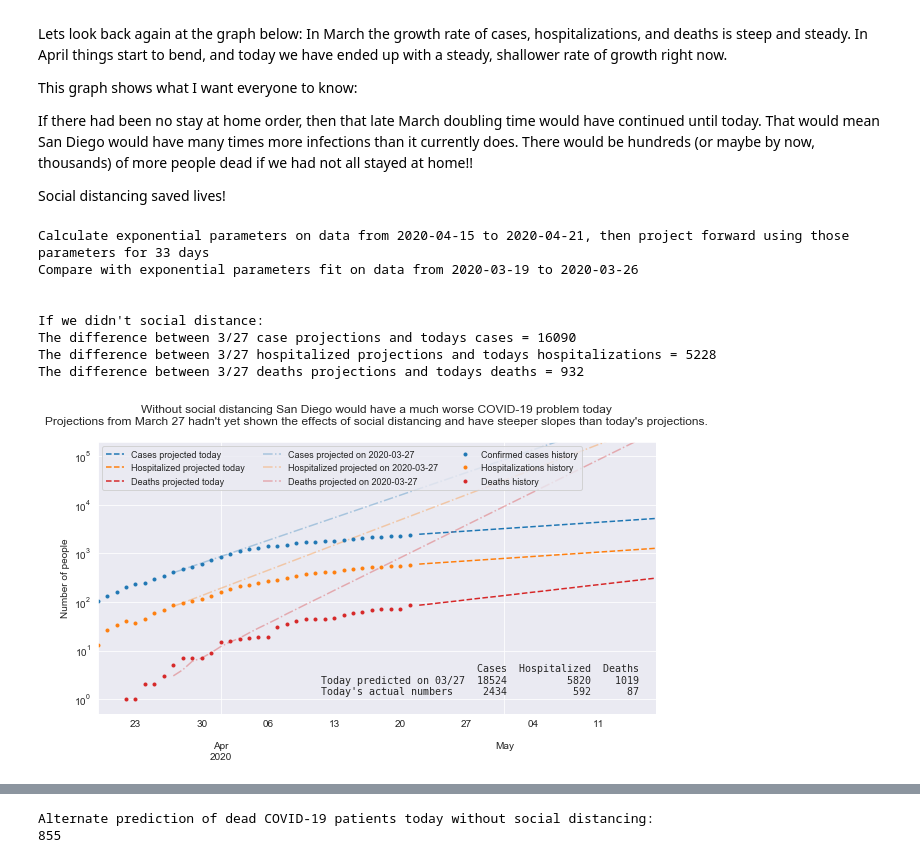
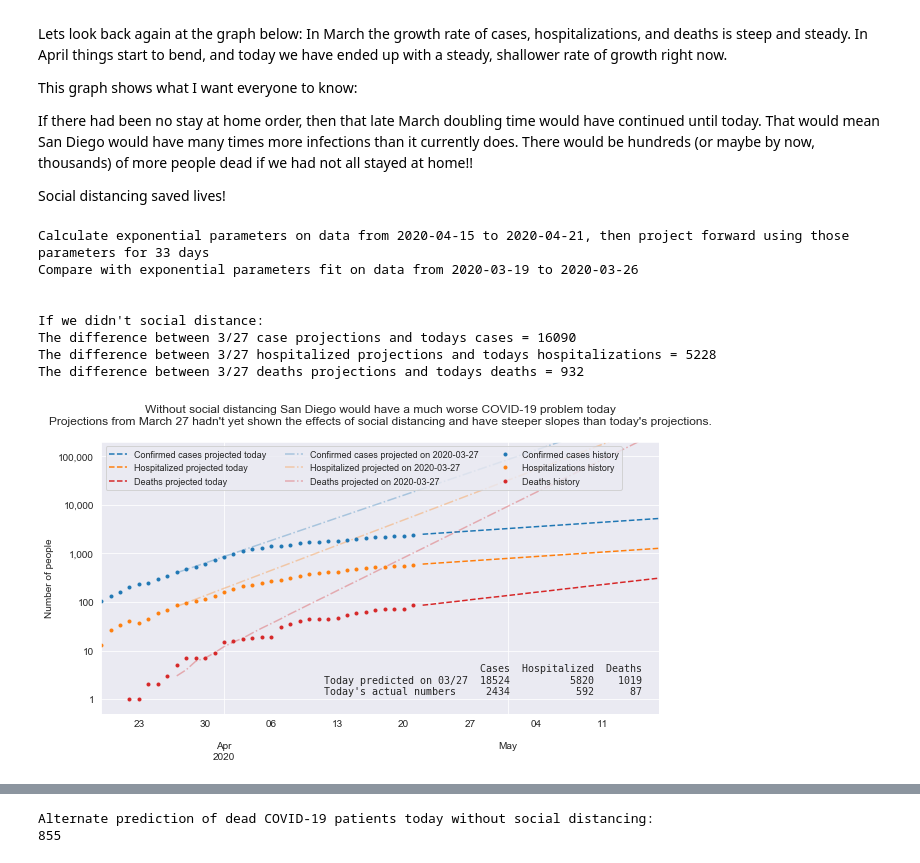
Before and after one commit to jasongfleischer/defunct-website-argo-navis, a Jupyter notebook: _notebooks/2020-04-20-SanDiego-COVID-19.ipynb, the cells around one changed output, grey strips where cells are left out. Saved outputs shown, nothing was run; the diff lists cells and outputs as text; code cells hidden in the pictures.

Commit message:
changed teh social distancing figure for op-ed I wrote

```diff
--- a/_notebooks/2020-04-20-SanDiego-COVID-19.ipynb
+++ b/_notebooks/2020-04-20-SanDiego-COVID-19.ipynb
@@ -471,7 +507,7 @@ projdeath = pd.DataFrame(exfunc(range(0,daystoproj),death_p_est[0],death_p_est[1
                         index=pd.date_range(start=fromdate,periods=daystoproj)
                         ).astype(int)
 
-projcases.columns = ['Cases projected today']
+projcases.columns = ['Confirmed cases projected today']
 projhosp.columns = ['Hospitalized projected today']
 projdeath.columns = ['Deaths projected today']
 
@@ -491,7 +527,7 @@ orig_projdeath = pd.DataFrame(exfunc(range(0,daysfwd),orig_death_p_est[0],orig_d
                         index=pd.date_range(start='2020-03-19',periods=daysfwd)
                         ).astype(int)
 
-orig_projcases.columns = ['Cases projected on 2020-03-27']
+orig_projcases.columns = ['Confirmed cases projected on 2020-03-27']
 orig_projhosp.columns = ['Hospitalized projected on 2020-03-27']
 orig_projdeath.columns = ['Deaths projected on 2020-03-27']
 
@@ -516,7 +552,7 @@ projected.plot(
     #'Each projection is based on 1 week of data preceeding the date the projection is made'
           ).format(
         actual.loc[today,'Confirmed cases history'],
-        orig_projected.loc[today,'Cases projected on 2020-03-27'])
+        orig_projected.loc[today,'Confirmed cases projected on 2020-03-27'])
     ,color=lcolors,ax=ax,logy=True,linestyle='--');
 orig_projected.plot(ax=ax,logy=True,color=lcolors,linestyle='-.',alpha=0.33)
 actual.plot(ax=ax,logy=True,color=lcolors,marker='.',linestyle='');
@@ -526,37 +562,37 @@ lims[1] = 2.0*10**5
 plt.ylim(lims)
 
 print("\n\nIf we didn't social distance:\nThe difference between 3/27 case projections and todays cases = {}".format(
-        orig_projected.loc[today,'Cases projected on 2020-03-27'] - actual.loc[today,'Confirmed cases history']
+        orig_projected.loc[today,'Confirmed cases projected on 2020-03-27'] - actual.loc[today,'Confirmed cases history']
 ))
 print("The difference between 3/27 hospitalized projections and todays hospitalizations = {}".format(
         orig_projected.loc[today,'Hospitalized projected on 2020-03-27'] - actual.loc[today,'Hospitalizations history']
 ))
 print("The difference between 3/27 deaths projections and todays deaths = {:1d}".format(
         orig_projected.loc[today,'Deaths projected on 2020-03-27'] - actual.loc[today,'Deaths history']
 ))
 
 
 vals = orig_projected.loc[today].rename('Today predicted on 03/27').to_frame()
 vals.index = ['Cases', 'Hospitalized', 'Deaths']
 dos = actual.loc[today].rename('Today\'s actual numbers')
 dos.index = ['Cases', 'Hospitalized', 'Deaths']
 vals = vals.join(dos)
 xmn = ax.get_xbound()[0]
 ax.annotate( vals.T.to_string(), xy=(0.4,0.07), xycoords='axes fraction', fontsize=10, family='monospace')
 
 plt.ylabel('Number of people');
-
+plt.yticks([1,10,100,1000,10000,100000],[1,10,100,'1,000','10,000','100,000'])
 
 plt.legend(loc='upper left', ncol =3, fontsize=9)#, bbox_to_anchor=(0., .5, 1., 0.5))
 plt.savefig('Plots/socialdistancing.png',dpi=300);
 # %% [output]
 Calculate exponential parameters on data from 2020-04-15 to 2020-04-21, then project forward using those parameters for 33 days
 Compare with exponential parameters fit on data from 2020-03-19 to 2020-03-26
 
 
 If we didn't social distance:
 The difference between 3/27 case projections and todays cases = 16090
 The difference between 3/27 hospitalized projections and todays hospitalizations = 5228
 The difference between 3/27 deaths projections and todays deaths = 932
-[figure, old version]
+[figure, new version]
 # %% [markdown]
```
Also changed, not shown: parts of 5 cells of this notebook, 1 other file.
